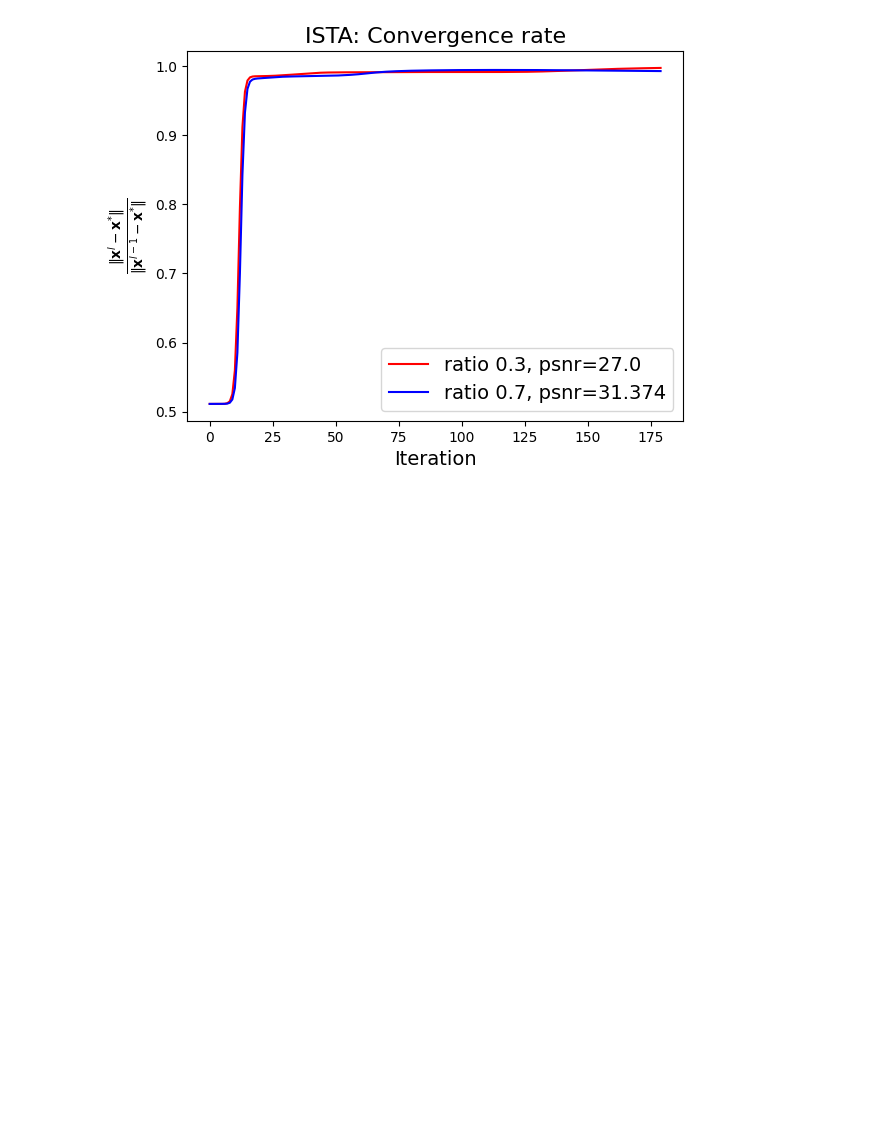
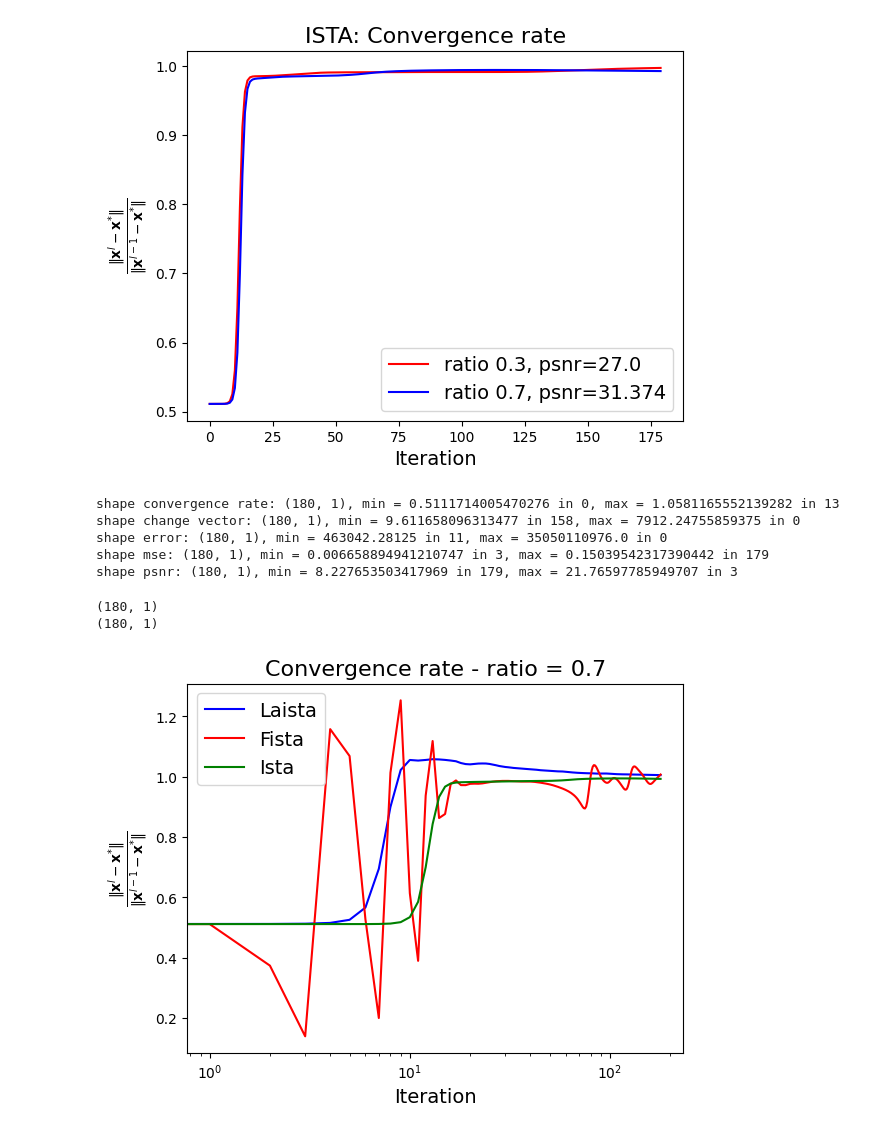
Before and after one commit to CarlosMogollon2211248/laista, a Jupyter notebook: graphs.ipynb, the cells around one changed output. Saved outputs shown, nothing was run; the diff lists cells and outputs as text; code cells hidden in the pictures; blank space fills up the shorter version.

```diff
--- a/graphs.ipynb
+++ b/graphs.ipynb
@@ -103,3 +103,42 @@ plt.title('ISTA: Convergence rate', fontsize=16)
 plt.show()
 # %% [output]
 [figure]
+# %%
+# LAISTA GRAPHS
+convergence_laista = np.load('metricas/Laista_convergence_rate.npy')
+change_laista = np.load('metricas/Laista_change_vector.npy')
+error_laista = np.load('metricas/Laista_error.npy')
+mse_laista = np.load('metricas/Laista_mse.npy')
+psnr_laista = np.load('metricas/Laista_psnr.npy')
+
+print(f'shape convergence rate: {convergence_laista.shape}, min = {convergence_laista.min()} in {np.argmin(convergence_laista)}, max = {convergence_laista.max()} in {np.argmax(convergence_laista)}')
+print(f'shape change vector: {change_laista.shape}, min = {change_laista.min()} in {np.argmin(change_laista)}, max = {change_laista.max()} in {np.argmax(change_laista)}')
+print(f'shape error: {error_laista.shape}, min = {error_laista.min()} in {np.argmin(error_laista)}, max = {error_laista.max()} in {np.argmax(error_laista)}')
+print(f'shape mse: {mse_laista.shape}, min = {mse_laista.min()} in {np.argmin(mse_laista)}, max = {mse_laista.max()} in {np.argmax(mse_laista)}')
+print(f'shape psnr: {psnr_laista.shape}, min = {psnr_laista.min()} in {np.argmin(psnr_laista)}, max = {psnr_laista.max()} in {np.argmax(psnr_laista)}')
+# %% [output]
+shape convergence rate: (180, 1), min = 0.5111714005470276 in 0, max = 1.0581165552139282 in 13
+shape change vector: (180, 1), min = 9.611658096313477 in 158, max = 7912.24755859375 in 0
+shape error: (180, 1), min = 463042.28125 in 11, max = 35050110976.0 in 0
+shape mse: (180, 1), min = 0.006658894941210747 in 3, max = 0.15039542317390442 in 179
+shape psnr: (180, 1), min = 8.227653503417969 in 179, max = 21.76597785949707 in 3
+# %%
+convergence_fista = np.load('metricas/Fista_convergence_rate0.7.npy')
+convergence_ista = np.load('metricas/Ista_convergence_rate0.7.npy')
+print(convergence_fista[:,0:1].shape)
+print(convergence_ista[:,0:1].shape)
+plt.figure()
+plt.plot(convergence_laista, color='b', label=f'Laista')
+plt.plot(convergence_fista[:,0:1], color='r', label=f'Fista')
+plt.plot(convergence_ista[:,0:1], color='g', label=f'Ista')
+# plt.yscale('log')
+plt.xscale('log')
+plt.ylabel(r'$\frac{\|\mathbf{x}^{l} - \mathbf{x}^{*}\|}{\|\mathbf{x}^{l-1} - \mathbf{x}^{*}\|} $', fontsize=14)
+plt.xlabel(r'Iteration', fontsize=14)
+plt.legend(fontsize=14)
+plt.title('Convergence rate - ratio = 0.7', fontsize=16)
+plt.show()
+# %% [output]
+(180, 1)
+(180, 1)
+[figure, added]
```
Also changed, not shown: parts of 3 cells of this notebook, 5 other files.
